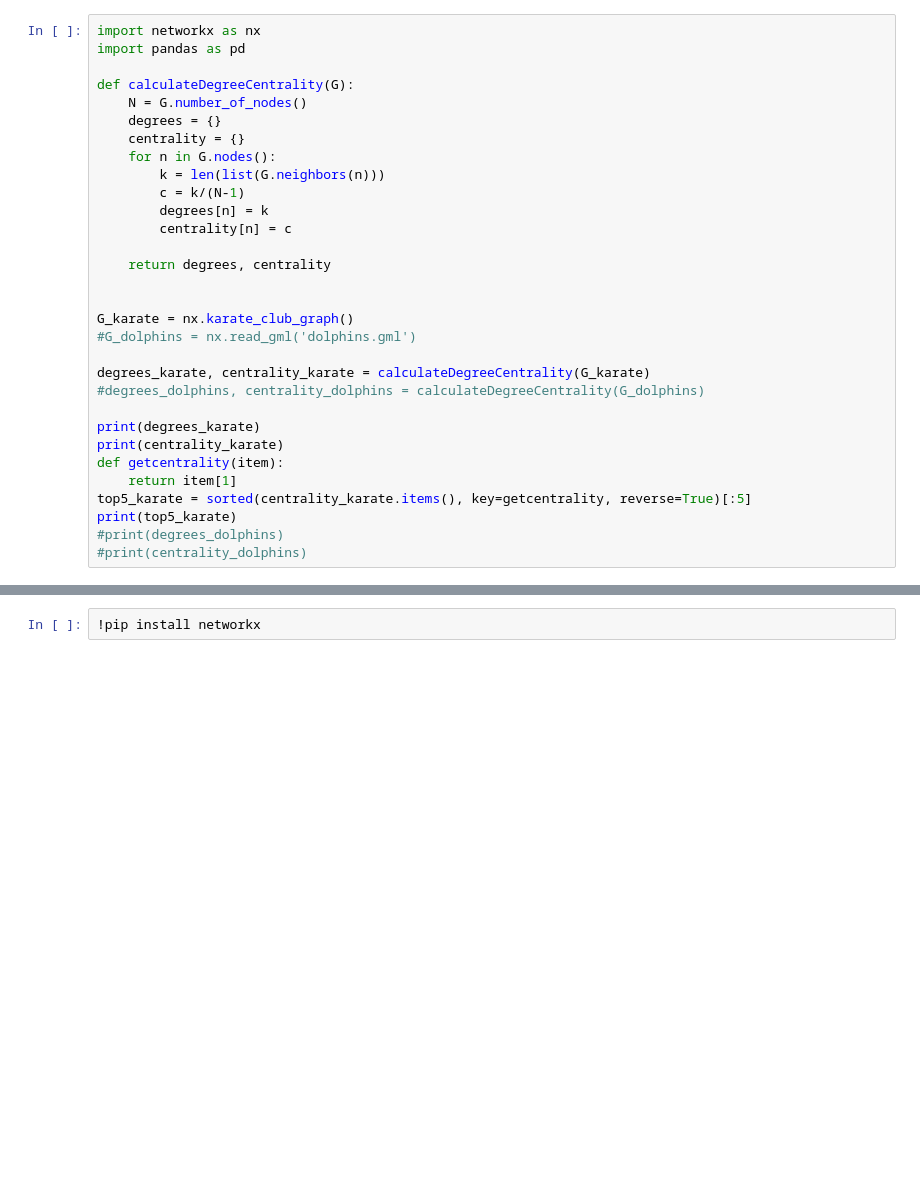
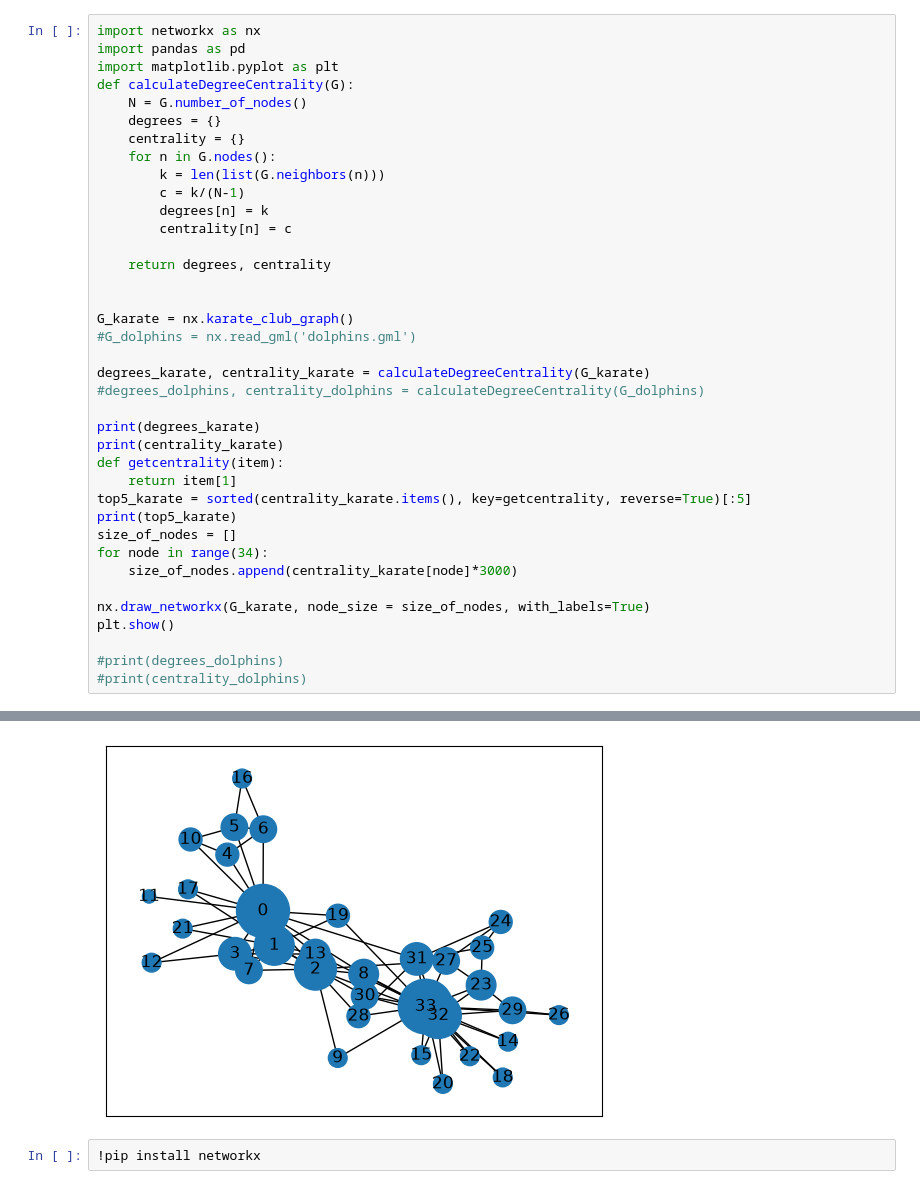
Before and after one commit to siddharth-mcs26-web/Network-Science, a Jupyter notebook: assignment3.ipynb, the cells around one changed output, grey strips where cells are left out. Drawn from its saved outputs; the diff is of its cells as text; blank space fills up the shorter version.

```diff
--- a/assignment3.ipynb
+++ b/assignment3.ipynb
@@ -1,38 +1,46 @@
 # %%
 import networkx as nx
 import pandas as pd
-
+import matplotlib.pyplot as plt
 def calculateDegreeCentrality(G):
     N = G.number_of_nodes()
     degrees = {}
     centrality = {}
     for n in G.nodes():
         k = len(list(G.neighbors(n)))
         c = k/(N-1)
         degrees[n] = k
         centrality[n] = c
 
     return degrees, centrality
 
 
 G_karate = nx.karate_club_graph()
 #G_dolphins = nx.read_gml('dolphins.gml')
 
 degrees_karate, centrality_karate = calculateDegreeCentrality(G_karate)
 #degrees_dolphins, centrality_dolphins = calculateDegreeCentrality(G_dolphins)
 
 print(degrees_karate)
 print(centrality_karate)
 def getcentrality(item):
     return item[1]
 top5_karate = sorted(centrality_karate.items(), key=getcentrality, reverse=True)[:5]
 print(top5_karate)
+size_of_nodes = []
+for node in range(34):
+    size_of_nodes.append(centrality_karate[node]*3000)
+
+nx.draw_networkx(G_karate, node_size = size_of_nodes, with_labels=True)
+plt.show()
+
 #print(degrees_dolphins)
 #print(centrality_dolphins)
 # %% [output]
 {0: 16, 1: 9, 2: 10, 3: 6, 4: 3, 5: 4, 6: 4, 7: 4, 8: 5, 9: 2, 10: 3, 11: 1, 12: 2, 13: 5, 14: 2, 15: 2, 16: 2, 17: 2, 18: 2, 19: 3, 20: 2, 21: 2, 22: 2, 23: 5, 24: 3, 25: 3, 26: 2, 27: 4, 28: 3, 29:  ...
 {0: 0.48484848484848486, 1: 0.2727272727272727, 2: 0.30303030303030304, 3: 0.18181818181818182, 4: 0.09090909090909091, 5: 0.12121212121212122, 6: 0.12121212121212122, 7: 0.12121212121212122, 8: 0.151 ...
 [(33, 0.5151515151515151), (0, 0.48484848484848486), (32, 0.36363636363636365), (2, 0.30303030303030304), (1, 0.2727272727272727)]
+[figure, added]
 # %%
 !pip install networkx
 # %% [output]
```
Also changed, not shown: parts of 1 cell of this notebook.
